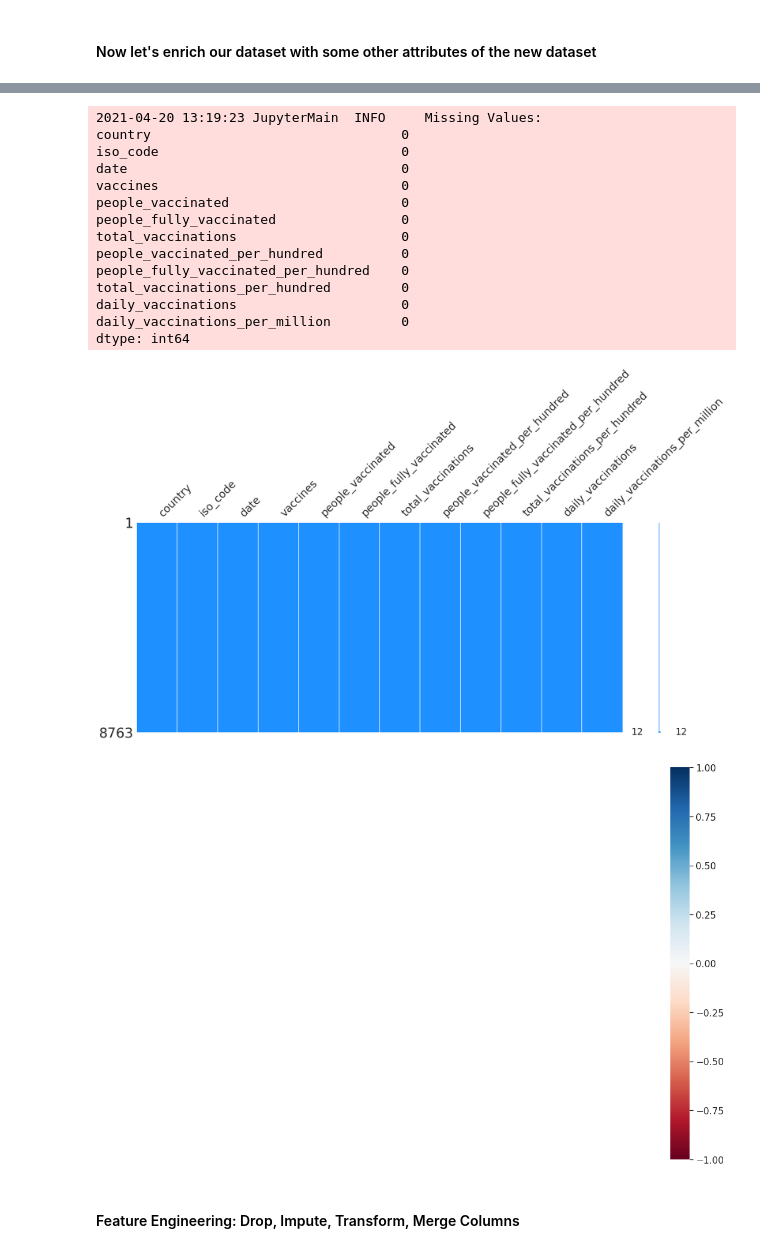
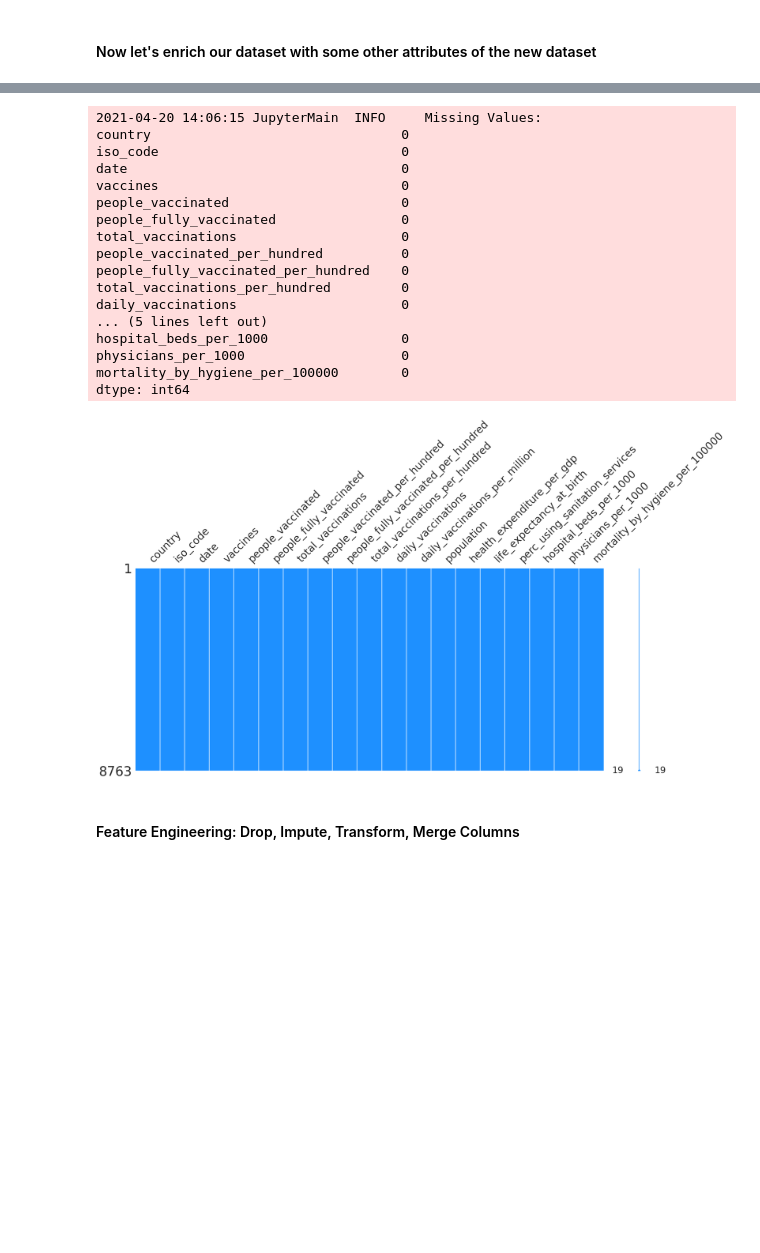
Before and after one commit to drkostas/covid19-vaccinations-predict, a Jupyter notebook: project.ipynb, the cells around one changed output, grey strips where cells are left out. Saved outputs shown, nothing was run; the diff lists cells and outputs as text; code cells hidden in the pictures; blank space fills up the shorter version.

Commit message:
Enriched the dataset with country-specific features #6

```diff
--- a/project.ipynb
+++ b/project.ipynb
@@ -630,4 +630,6 @@ dtype: int64
 # %%
 # Now match these values with the covid dataset
-covid_df_clean_4 = covid_df_clean_3.join(countries_meta_df_clean_3,
-                                         on='country',)
+covid_df_clean_4 = covid_df_clean_3.merge(countries_meta_df_clean_3,
+                                         on='country',
+                                         how='left')
+display(covid_df_clean_4.head(2).transpose())
@@ -634,24 +654,25 @@ covid_df_clean_4 = covid_df_clean_3.join(countries_meta_df_clean_3,
 # %%
 # Display the Nulls again
-
-viz_missing_vals(covid_df_clean_3, important_cols, skip_2=True)
+viz_missing_vals(covid_df_clean_4, covid_df_clean_4.columns, skip_2=True)
 # %% [output]
-2021-04-20 13:19:23 JupyterMain  INFO     Missing Values:
+2021-04-20 14:06:15 JupyterMain  INFO     Missing Values:
 country                                0
 iso_code                               0
 date                                   0
 vaccines                               0
 people_vaccinated                      0
 people_fully_vaccinated                0
 total_vaccinations                     0
 people_vaccinated_per_hundred          0
 people_fully_vaccinated_per_hundred    0
 total_vaccinations_per_hundred         0
 daily_vaccinations                     0
-daily_vaccinations_per_million         0
+... (5 lines left out)
+hospital_beds_per_1000                 0
+physicians_per_1000                    0
+mortality_by_hygiene_per_100000        0
 dtype: int64
-[figure, old version]
+[figure, new version]
-[figure, removed]
 # %% [markdown]
 #### Feature Engineering: Drop, Impute, Transform, Merge Columns
 # %%
```
Also changed, not shown: parts of 14 cells of this notebook, 1 other file.
